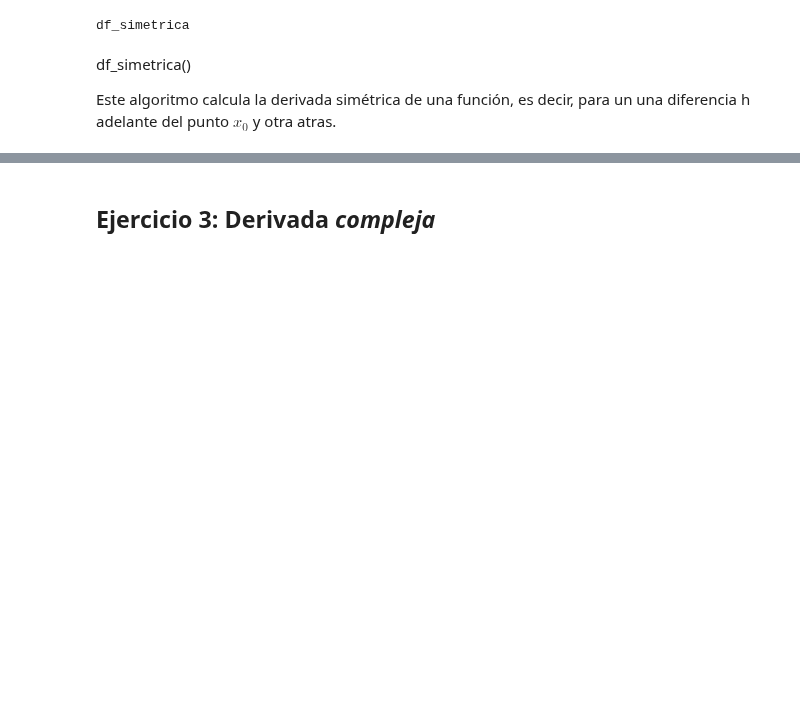
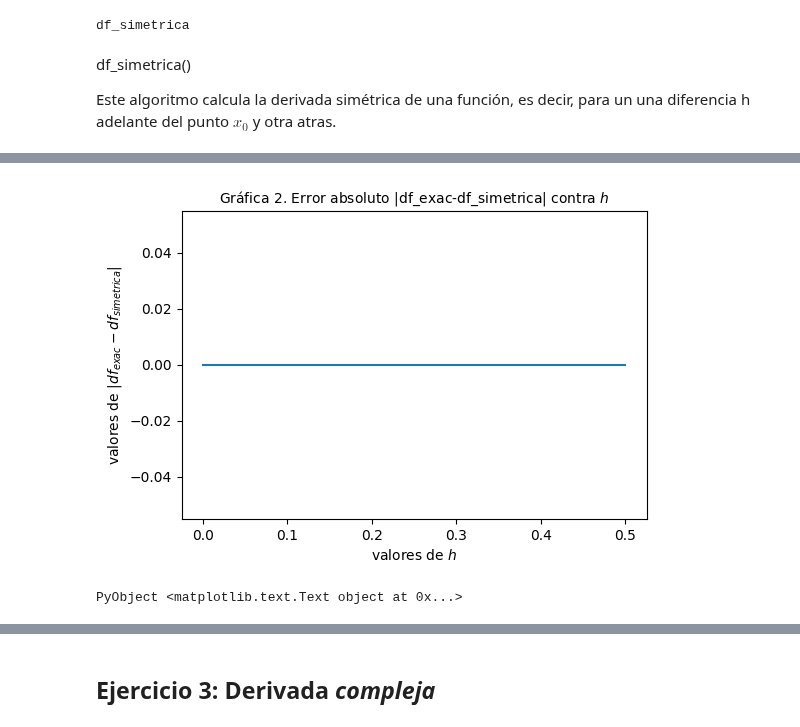
Before and after one commit to lbenet/2017-2_TSFisComputacional-1, a Jupyter notebook: tareas/rene/Tarea2.ipynb, the cells around one changed output, grey strips where cells are left out. Drawn from its saved outputs; the diff is of its cells as text; code cells hidden in the pictures; blank space fills up the shorter version.

```diff
--- a/tareas/rene/Tarea2.ipynb
+++ b/tareas/rene/Tarea2.ipynb
@@ -202,0 +131,13 @@ df_derecha(x->3x^2-2,1.0,2.0^-10)
+# %%
+"""
+ errabs2()
+
+Esta función crea los vectores x(valores de h) y y(valores de la diferencia entre la derivada simétrica y exacta).
+"""
+function errabs2(f,x_0,h,n)
+    for i in 1:n
+        x[i]=h
+        z[i]=abs(df_exac(x_0)-df_simetrica(f,x_0,h))
+        h=h/2.0
+    end
+end
@@ -202,0 +148,18 @@ df_derecha(x->3x^2-2,1.0,2.0^-10)
+# %%
+n=50
+x_0=1.0
+h=0.5
+x=[i=0.0 for i=1:n]
+z=[i=0.0 for i=1:n]
+errabs2(f,x_0,h,n)
+
+figure(figsize=(6,4)) # este comando define el tamaño de la figura
+plot(x,z)    # este comando pinta las componentes "y"(el error) ;
+             # en "x" se expresa el tamño de h
+           # Los vectores *tienen* que tener el mismo número de elementos
+title(L"Gráfica 2. Error absoluto |df_exac-df_simetrica| contra $h$", fontsize=10)
+xlabel(L"valores de $h$")
+ylabel(L"valores de $|df_{exac}-df_{simetrica}|$")
+# %% [output]
+[figure, added]
+PyObject <matplotlib.text.Text object at 0x...>
```
Also changed, not shown: parts of 26 cells of this notebook.
